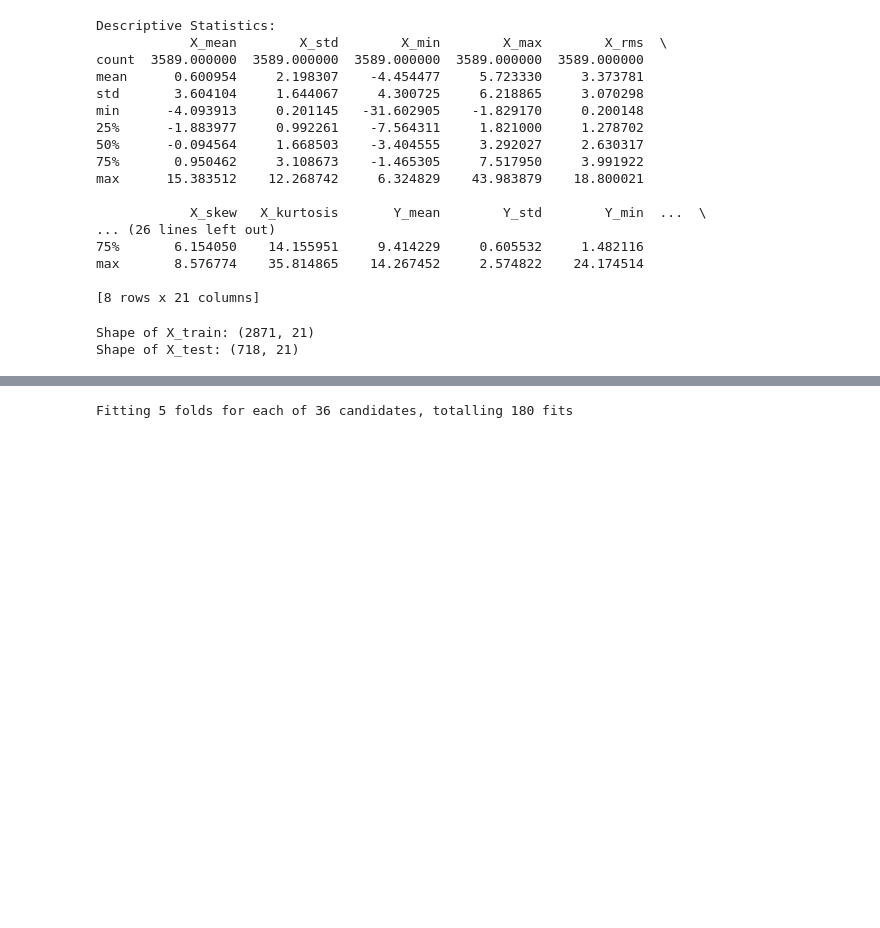
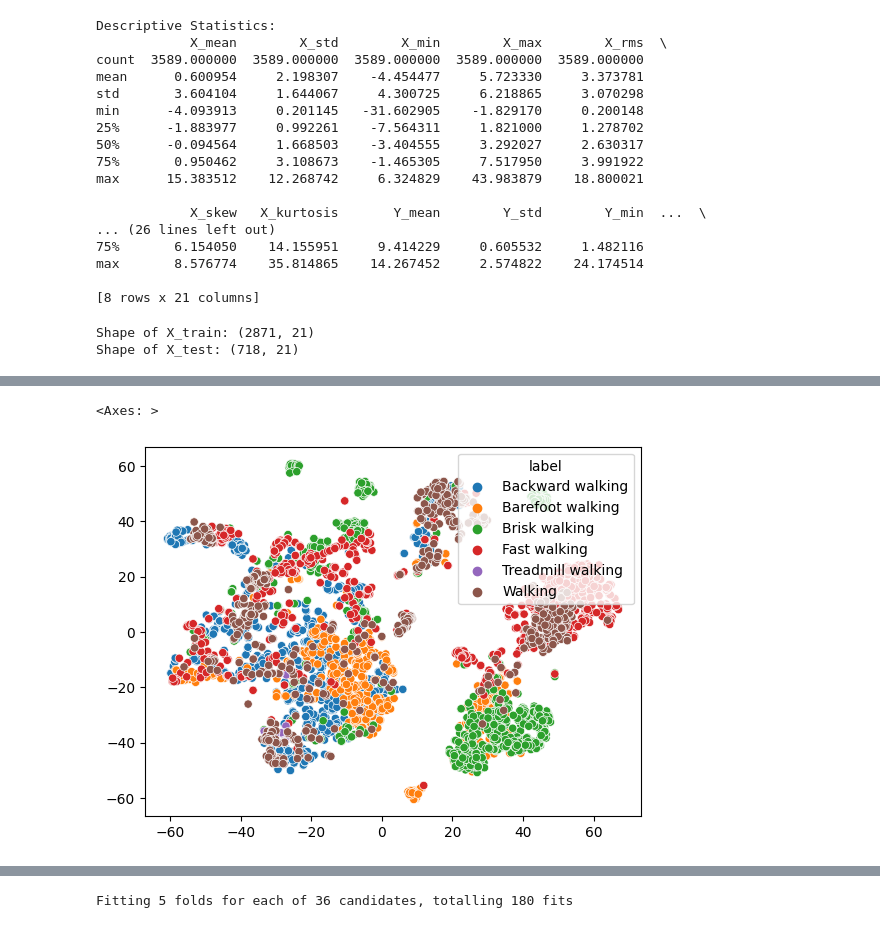
Before and after one commit to Daffodils/walk_recognition, a Jupyter notebook: project_2_walk (1).ipynb, the cells around one changed output, grey strips where cells are left out. Drawn from its saved outputs; the diff is of its cells as text; code cells hidden in the pictures; blank space fills up the shorter version.

```diff
--- a/project_2_walk (1).ipynb
+++ b/project_2_walk (1).ipynb
@@ -273,0 +306,6 @@ plt.show()
+# %%
+# Creating a scatter plot using t-SNE components
+sns.scatterplot(x=tsne[:, 0], y=tsne[:, 1], hue=df['label'])
+# %% [output]
+<Axes: >
+[figure, added]
```
Also changed, not shown: parts of 15 cells of this notebook.
